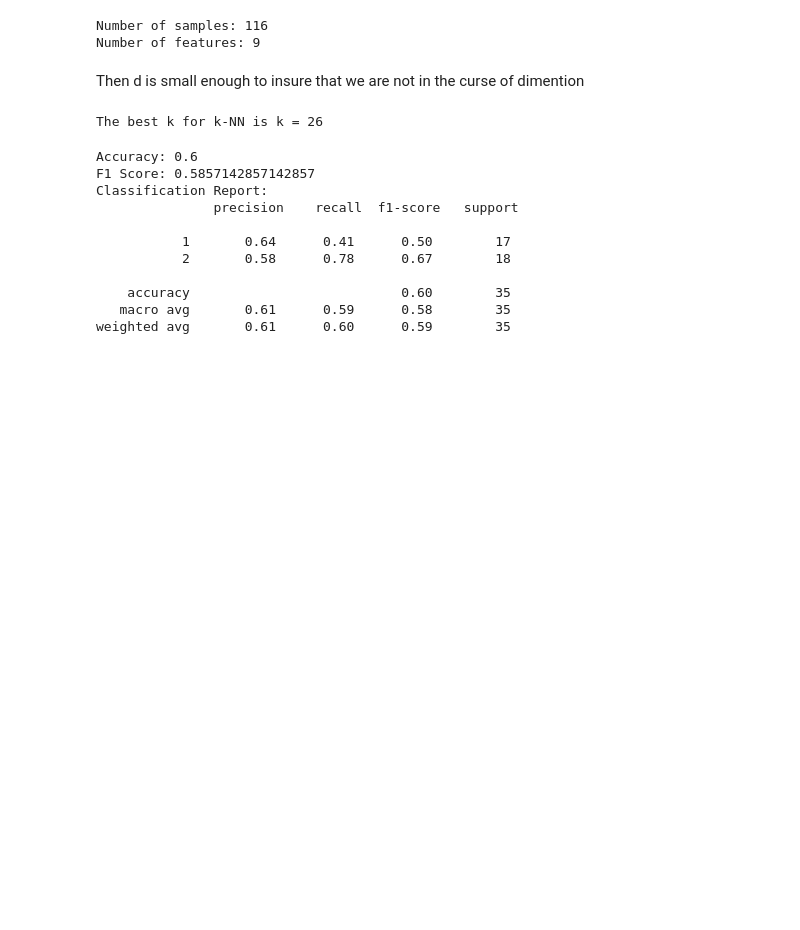
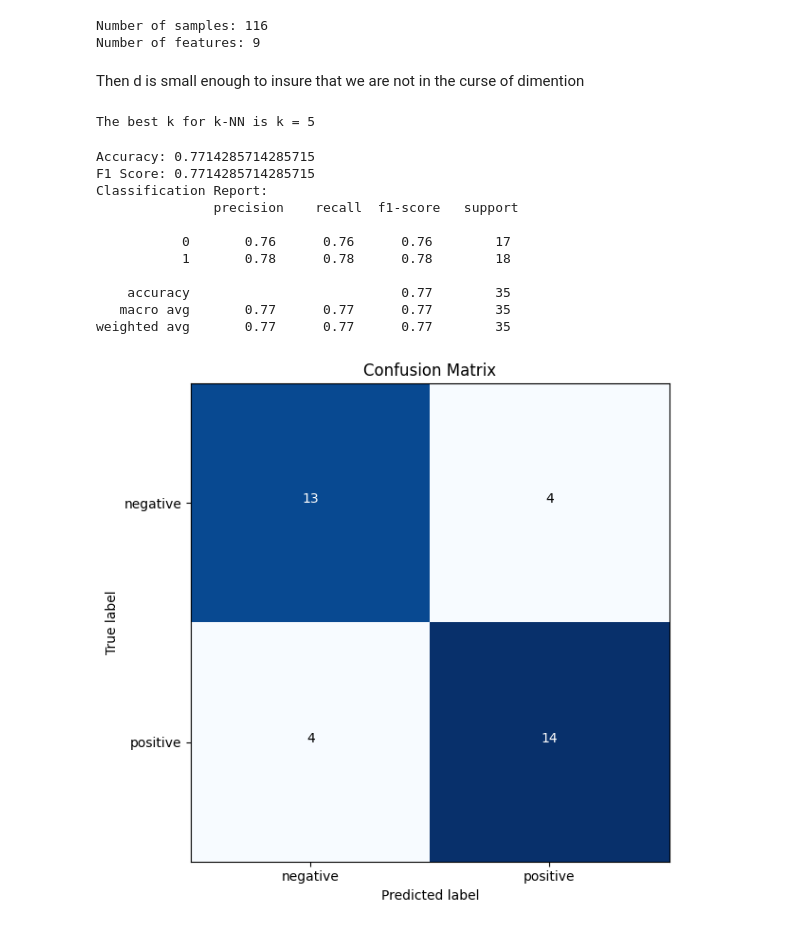
Before and after one commit to ErwanR123/breast-cancer-detection, a Jupyter notebook: knn.ipynb, the cells around one changed output. Cells and saved outputs as stored; diff of their text form; code cells hidden in the pictures; blank space fills up the shorter version.

Commit message:
Add ROC and Confu mat on k-NN

```diff
--- a/knn.ipynb
+++ b/knn.ipynb
@@ -12,15 +13,15 @@ import warnings
 warnings.filterwarnings('ignore')
 # %%
 # fetch dataset
-breast_cancer_coimbra = fetch_ucirepo(id=451)
+data = pd.read_csv("dataR2.csv")
 
 # data (as pandas dataframes)
-X = breast_cancer_coimbra.data.features
-y = breast_cancer_coimbra.data.targets
+X = data.drop(columns='Classification')
+y = data['Classification']
 
-# metadata
-print(breast_cancer_coimbra.metadata)
+print("Dataset shape:", data.shape)
+print(data.head())
 
-# variable information
-print(breast_cancer_coimbra.variables)
+# transform {1,2} to {0,1}
+y = y.map({1: 0, 2: 1})
 # %% [output]
@@ -68,31 +66,66 @@ k_scores = np.array(k_scores)
 
 print("The best k for k-NN is k =", np.argmin(k_scores))
 # %% [output]
-The best k for k-NN is k = 26
+The best k for k-NN is k = 5
 # %%
 X_train, X_test, y_train, y_test = train_test_split(X, y, test_size=0.3, random_state=42)
+
+from sklearn.preprocessing import StandardScaler
+scaler = StandardScaler()
+X_train = scaler.fit_transform(X_train)
+X_test = scaler.transform(X_test)
 
 knn = KNeighborsClassifier(n_neighbors=6) # using the best k found
 knn.fit(X_train, y_train)
 
 y_pred = knn.predict(X_test)
 
 acc = accuracy_score(y_test, y_pred)
 f1 = f1_score(y_test, y_pred, average='weighted')
 class_report = classification_report(y_test, y_pred)
 
 print("Accuracy:", acc)
 print("F1 Score:", f1)
 print("Classification Report:\n", class_report)
+
+# Plottinf the confusion matrix
+cm = confusion_matrix(y_test, y_pred)
+plt.figure(figsize=(8, 6))
+plt.imshow(cm, interpolation='nearest', cmap=plt.cm.Blues)
+plt.title('Confusion Matrix')
+for i in range(cm.shape[0]):
+    for j in range(cm.shape[1]):
+        plt.text(j, i, cm[i, j], horizontalalignment='center', color='white' if cm[i, j] > cm.max() / 2 else 'black')
+plt.xticks(np.arange(len(np.unique(y))),labels = ["negative", "positive"])
+plt.yticks(np.arange(len(np.unique(y))),labels = ["negative", "positive"])
+plt.xlabel('Predicted label')
+plt.ylabel('True label')
+plt.tight_layout()
+plt.show()
+
+# Plotting ROC curve
+fpr, tpr, thresholds = roc_curve(y_test, knn.predict_proba(X_test)[:, 1])
+plt.figure(figsize=(8, 6))
+plt.plot(fpr, tpr, color='blue', label='ROC curve (area = {:.2f})'.format(f1))
+plt.plot([0, 1], [0, 1], color='red', linestyle='--')
+plt.xlim([-0.05, 1.05])
+plt.ylim([-0.05, 1.05])
+plt.xlabel('False Positive Rate')
+plt.ylabel('True Positive Rate')
+plt.title('Receiver Operating Characteristic (ROC) Curve')
+plt.legend(loc='lower right')
+plt.grid()
+plt.show()
 # %% [output]
-Accuracy: 0.6
-F1 Score: 0.5857142857142857
+Accuracy: 0.7714285714285715
+F1 Score: 0.7714285714285715
 Classification Report:
                precision    recall  f1-score   support
 
-           1       0.64      0.41      0.50        17
-           2       0.58      0.78      0.67        18
+           0       0.76      0.76      0.76        17
+           1       0.78      0.78      0.78        18
 
-    accuracy                           0.60        35
-   macro avg       0.61      0.59      0.58        35
-weighted avg       0.61      0.60      0.59        35
+    accuracy                           0.77        35
+   macro avg       0.77      0.77      0.77        35
+weighted avg       0.77      0.77      0.77        35
+[figure, added]
```
Also changed, not shown: parts of 3 cells of this notebook.
